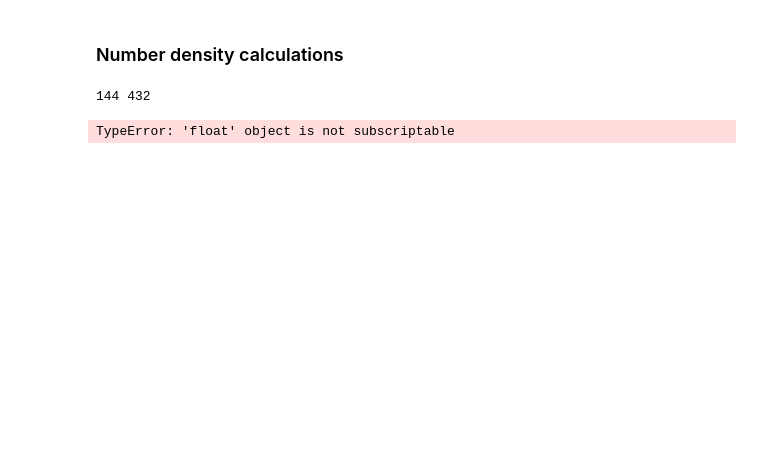
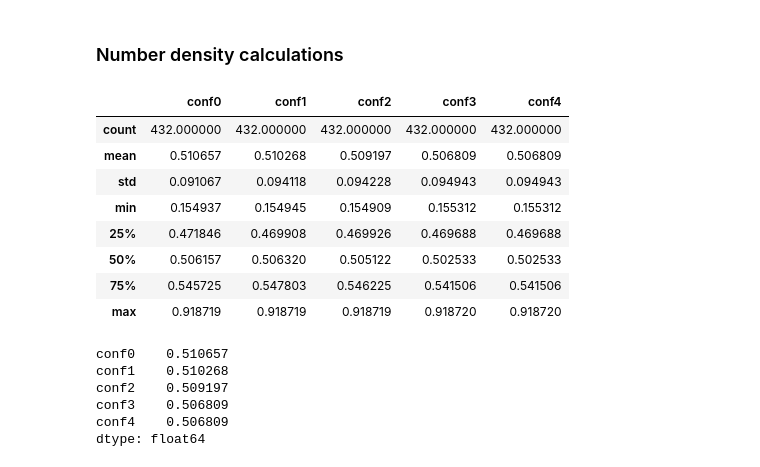
Before and after one commit to Shashi1a/intkagome, a Jupyter notebook: calcobs.ipynb, the cells around one changed output. Cells and saved outputs as stored; diff of their text form; code cells hidden in the pictures; blank space fills up the shorter version.

```diff
--- a/calcobs.ipynb
+++ b/calcobs.ipynb
@@ -85,6 +117,21 @@ def main():
-# %%
-if __name__=="__main__":
-    main()
-# %% [output]
-144 432
-TypeError: 'float' object is not subscriptable
+# %%
+density_df.describe()
+# %% [output]
+|  | conf0 | conf1 | conf2 | conf3 | conf4 |
+| count | 432.000000 | 432.000000 | 432.000000 | 432.000000 | 432.000000 |
+| mean | 0.510657 | 0.510268 | 0.509197 | 0.506809 | 0.506809 |
+| std | 0.091067 | 0.094118 | 0.094228 | 0.094943 | 0.094943 |
+| min | 0.154937 | 0.154945 | 0.154909 | 0.155312 | 0.155312 |
+| 25% | 0.471846 | 0.469908 | 0.469926 | 0.469688 | 0.469688 |
+| 50% | 0.506157 | 0.506320 | 0.505122 | 0.502533 | 0.502533 |
+| 75% | 0.545725 | 0.547803 | 0.546225 | 0.541506 | 0.541506 |
+| max | 0.918719 | 0.918719 | 0.918719 | 0.918720 | 0.918720 |
+# %%
+density_df.mean()
+# %% [output]
+conf0    0.510657
+conf1    0.510268
+conf2    0.509197
+conf3    0.506809
+conf4    0.506809
+dtype: float64
```
Also changed, not shown: parts of 7 cells of this notebook, 2 other files.
